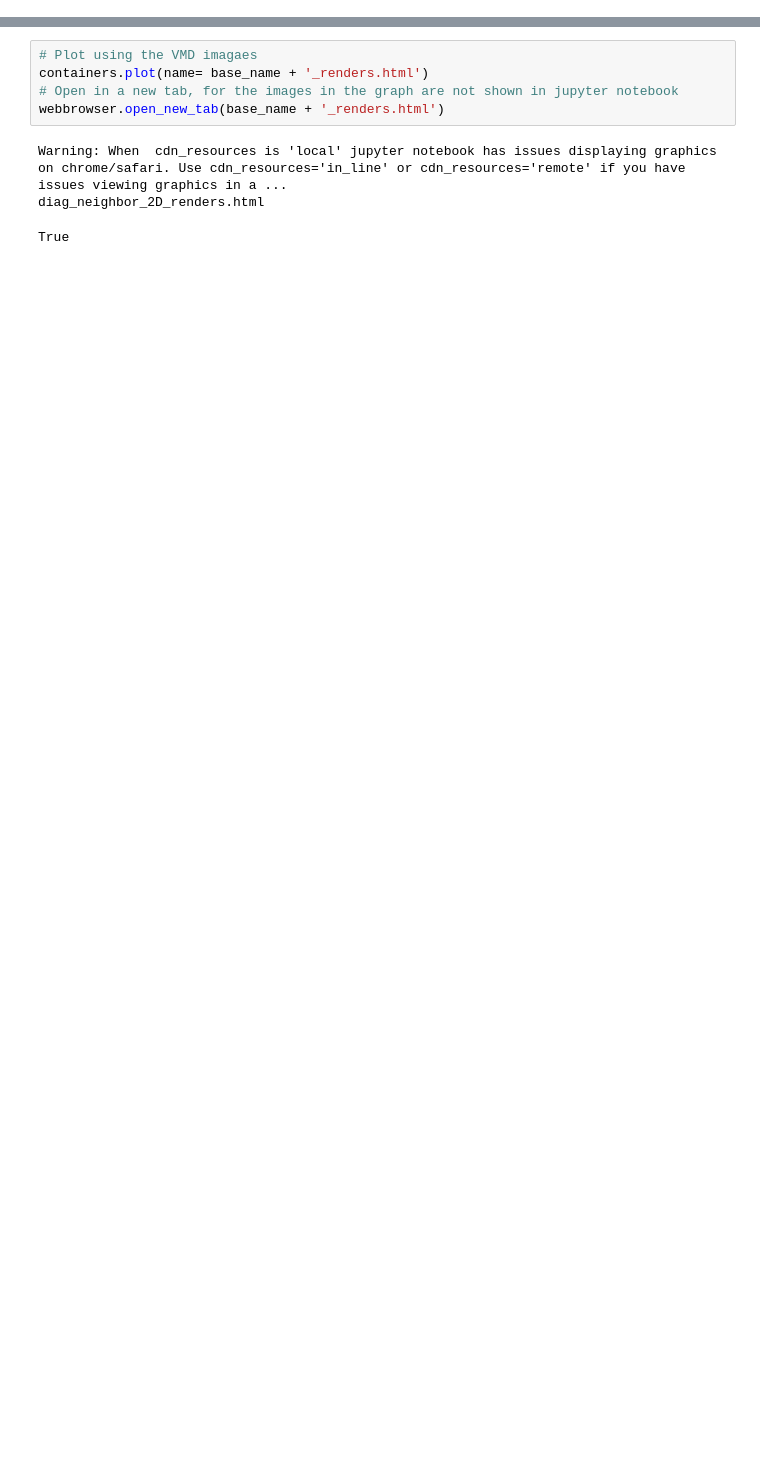
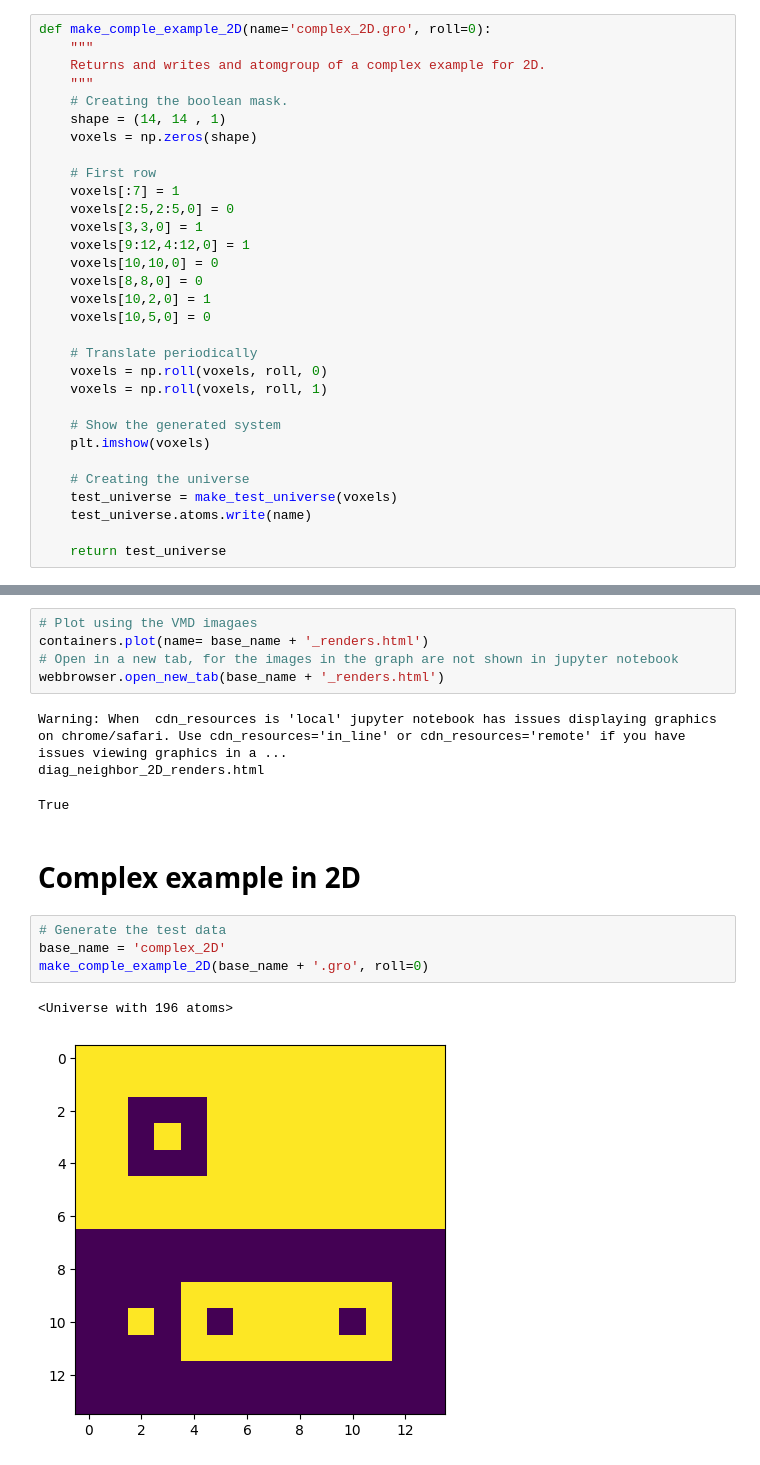
Before and after one commit to BartBruininks/mdvcontainment, a Jupyter notebook: example_notebooks/2D/containment_tutorial_2D_v0.3.ipynb, the cells around one changed output, grey strips where cells are left out. Drawn from its saved outputs; the diff is of its cells as text; blank space fills up the shorter version.

Commit message:
example changes

```diff
--- a/example_notebooks/2D/containment_tutorial_2D_v0.3.ipynb
+++ b/example_notebooks/2D/containment_tutorial_2D_v0.3.ipynb
@@ -211,6 +211,37 @@ def make_diag_neighbors_2D(name='diag_neighbors_2D.gro', roll=0):
     test_universe.atoms.write(name)
 
     return test_universe
+# %%
+def make_comple_example_2D(name='complex_2D.gro', roll=0):
+    """
+    Returns and writes and atomgroup of a complex example for 2D.
+    """
+    # Creating the boolean mask.
+    shape = (14, 14 , 1)
+    voxels = np.zeros(shape)
+
+    # First row
+    voxels[:7] = 1
+    voxels[2:5,2:5,0] = 0
+    voxels[3,3,0] = 1
+    voxels[9:12,4:12,0] = 1
+    voxels[10,10,0] = 0
+    voxels[8,8,0] = 0
+    voxels[10,2,0] = 1
+    voxels[10,5,0] = 0
+
+    # Translate periodically
+    voxels = np.roll(voxels, roll, 0)
+    voxels = np.roll(voxels, roll, 1)
+
+    # Show the generated system
+    plt.imshow(voxels)
+
+    # Creating the universe
+    test_universe = make_test_universe(voxels)
+    test_universe.atoms.write(name)
+
+    return test_universe
 # %% [markdown]
 ## 1 - Island
 This is the most basic of containment hierarchies. We do not use blurring, as we have voxel perfect input.
@@ -643,3 +689,12 @@ webbrowser.open_new_tab(base_name + '_renders.html')
 Warning: When  cdn_resources is 'local' jupyter notebook has issues displaying graphics on chrome/safari. Use cdn_resources='in_line' or cdn_resources='remote' if you have issues viewing graphics in a ...
 diag_neighbor_2D_renders.html
 True
+# %% [markdown]
+# Complex example in 2D
+# %%
+# Generate the test data
+base_name = 'complex_2D'
+make_comple_example_2D(base_name + '.gro', roll=0)
+# %% [output]
+<Universe with 196 atoms>
+[figure, added]
```
Also changed, not shown: parts of 11 cells of this notebook, 7 other files.
